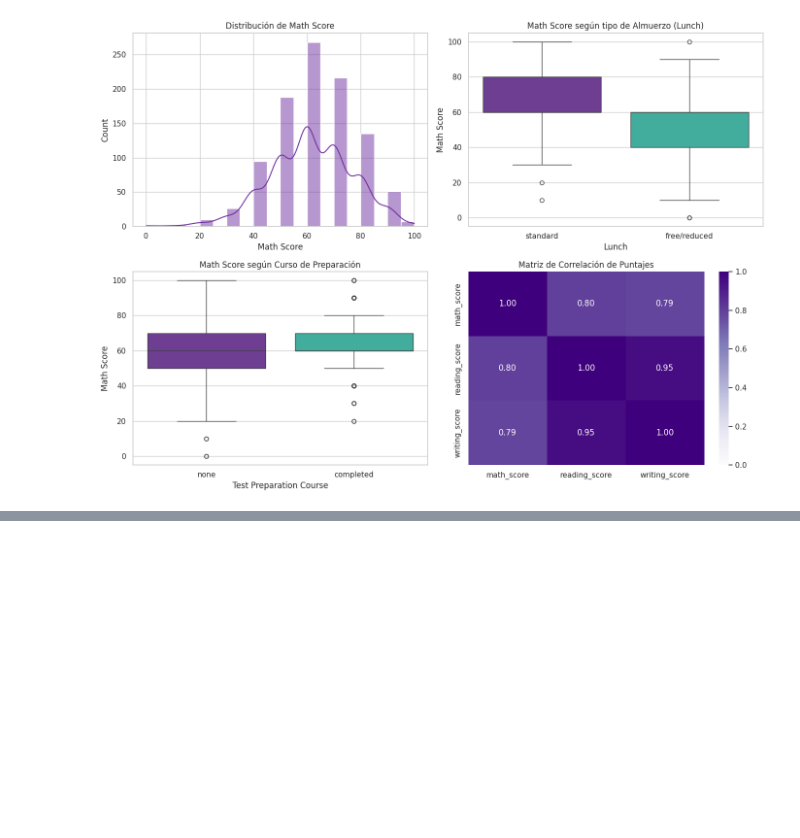
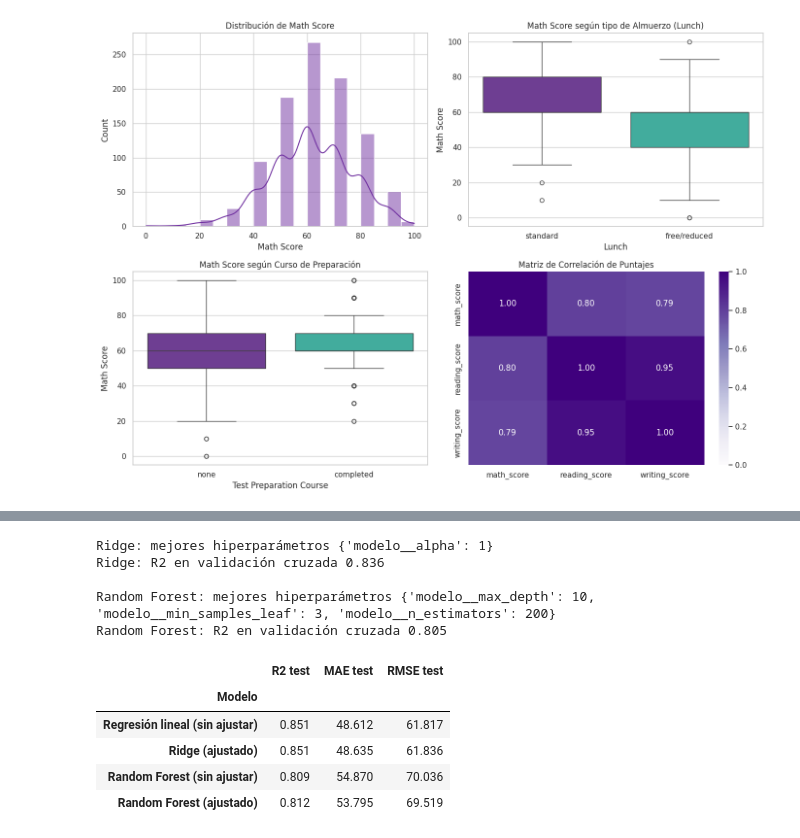
Before and after one commit to EmiiFernandez/actividades_data_sciente_ypf, a Jupyter notebook: notebook/C18_Noteboook-22.ipynb, the cells around one changed output, grey strips where cells are left out. Cells and saved outputs as stored; diff of their text form; code cells hidden in the pictures; blank space fills up the shorter version.

```diff
--- a/notebook/C18_Noteboook-22.ipynb
+++ b/notebook/C18_Noteboook-22.ipynb
@@ -492,0 +622,18 @@ print("Columnas categóricas:", cols_cat)
+# %%
+# 6. Validación cruzada
+from sklearn.model_selection import KFold
+
+# Usamos KFold estándar porque no hay grupos repetidos en el dataset de estudiantes
+cv = KFold(n_splits=5, shuffle=True, random_state=RANDOM_STATE)
+
+cv_scores = {}
+for nombre, modelo in modelos.items():
+    # Usamos el preprocesador correcto de estudiantes
+    pipe = Pipeline([("prep", preprocesador_estudiantes), ("modelo", modelo)])
+    cv_scores[nombre] = cross_val_score(pipe, X_train_est, y_train_est, cv=cv, scoring="r2", n_jobs=-1)
+
+resumen_cv = pd.DataFrame({
+    "R2 promedio": {k: v.mean() for k, v in cv_scores.items()},
+    "Desvío": {k: v.std() for k, v in cv_scores.items()},
+}).round(3)
+resumen_cv
@@ -492,0 +648,59 @@ print("Columnas categóricas:", cols_cat)
+# %%
+# 7 y 8. Ajuste de hiperparámetros, selección del modelo y evaluación en test
+
+# Configuramos la grilla de parámetros para Ridge y Random Forest con los datos de estudiantes
+busquedas_est = {
+    "Ridge": (
+        Ridge(),
+        {"modelo__alpha": [0.01, 0.1, 1, 10, 100]},
+    ),
+    "Random Forest": (
+        RandomForestRegressor(random_state=RANDOM_STATE, n_jobs=-1),
+        {"modelo__n_estimators": [100, 200],
+         "modelo__max_depth": [5, 10, None],
+         "modelo__min_samples_leaf": [1, 3]},
+    ),
+}
+
+mejores_est = {}
+for nombre, (modelo, grilla) in busquedas_est.items():
+    pipe = Pipeline([("prep", preprocesador_estudiantes), ("modelo", modelo)])
+    # Usamos el cv (KFold) definido en la celda anterior
+    gs = GridSearchCV(pipe, grilla, cv=cv, scoring="r2", n_jobs=-1)
+    gs.fit(X_train_est, y_train_est)
+    mejores_est[nombre] = gs
+    print(f"{nombre}: mejores hiperparámetros {gs.best_params_}")
+    print(f"{nombre}: R2 en validación cruzada {gs.best_score_:.3f}\n")
+
+# Evaluación final en test
+finales_est = {
+    "Regresión lineal (sin ajustar)": Pipeline([("prep", preprocesador_estudiantes), ("modelo", LinearRegression())]).fit(X_train_est, y_train_est),
+    "Ridge (ajustado)": mejores_est["Ridge"].best_estimator_,
+    "Random Forest (sin ajustar)": Pipeline([("prep", preprocesador_estudiantes), ("modelo", RandomForestRegressor(n_estimators=200, random_state=RANDOM_STATE, n_jobs=-1))]).fit(X_train_est, y_train_est),
+    "Random Forest (ajustado)": mejores_est["Random Forest"].best_estimator_,
+}
+
+filas_finales = []
+for nombre, pipe in finales_est.items():
+    pred = pipe.predict(X_test_est)
+    filas_finales.append({
+        "Modelo": nombre,
+        "R2 test": r2_score(y_test_est, pred),
+        "MAE test": mean_absolute_error(y_test_est, pred),
+        "RMSE test": np.sqrt(mean_squared_error(y_test_est, pred))
+    })
+
+resultados_finales_est = pd.DataFrame(filas_finales).set_index("Modelo").round(3)
+display(resultados_finales_est)
+# %% [output]
+Ridge: mejores hiperparámetros {'modelo__alpha': 1}
+Ridge: R2 en validación cruzada 0.836
+
+Random Forest: mejores hiperparámetros {'modelo__max_depth': 10, 'modelo__min_samples_leaf': 3, 'modelo__n_estimators': 200}
+Random Forest: R2 en validación cruzada 0.805
+|  | R2 test | MAE test | RMSE test |
+| Modelo |  |  |  |
+| Regresión lineal (sin ajustar) | 0.851 | 48.612 | 61.817 |
+| Ridge (ajustado) | 0.851 | 48.635 | 61.836 |
+| Random Forest (sin ajustar) | 0.809 | 54.870 | 70.036 |
+| Random Forest (ajustado) | 0.812 | 53.795 | 69.519 |
```
Also changed, not shown: parts of 28 cells of this notebook.
